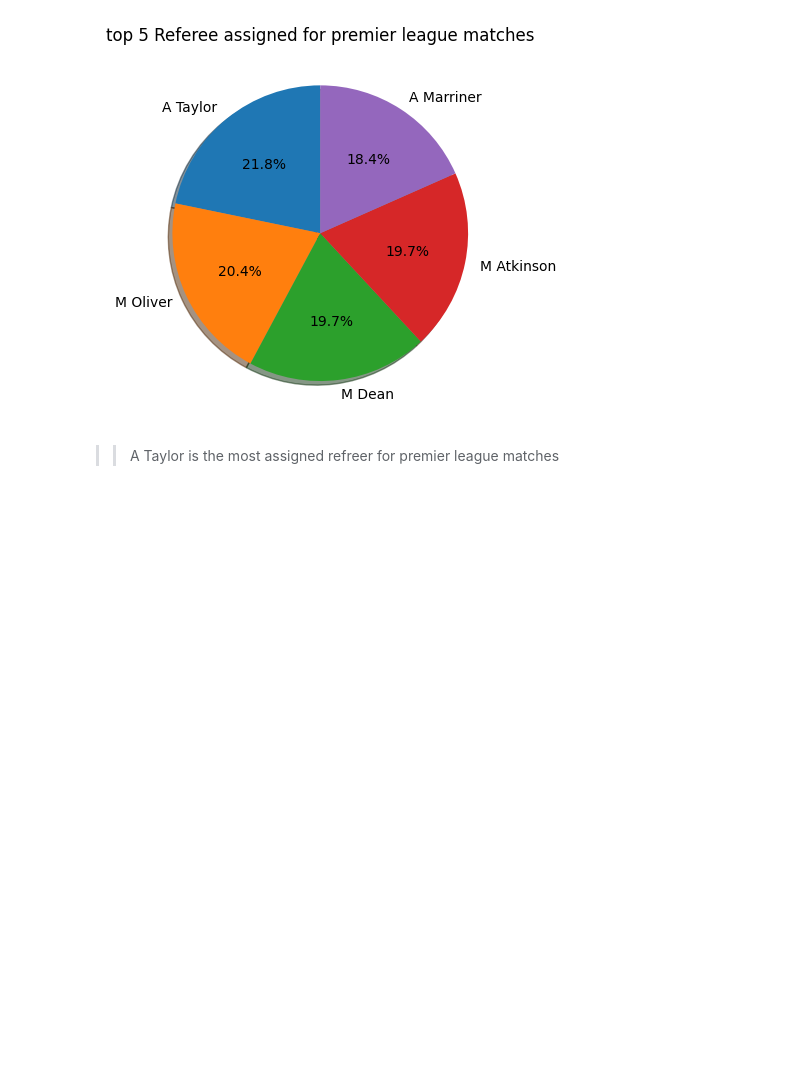
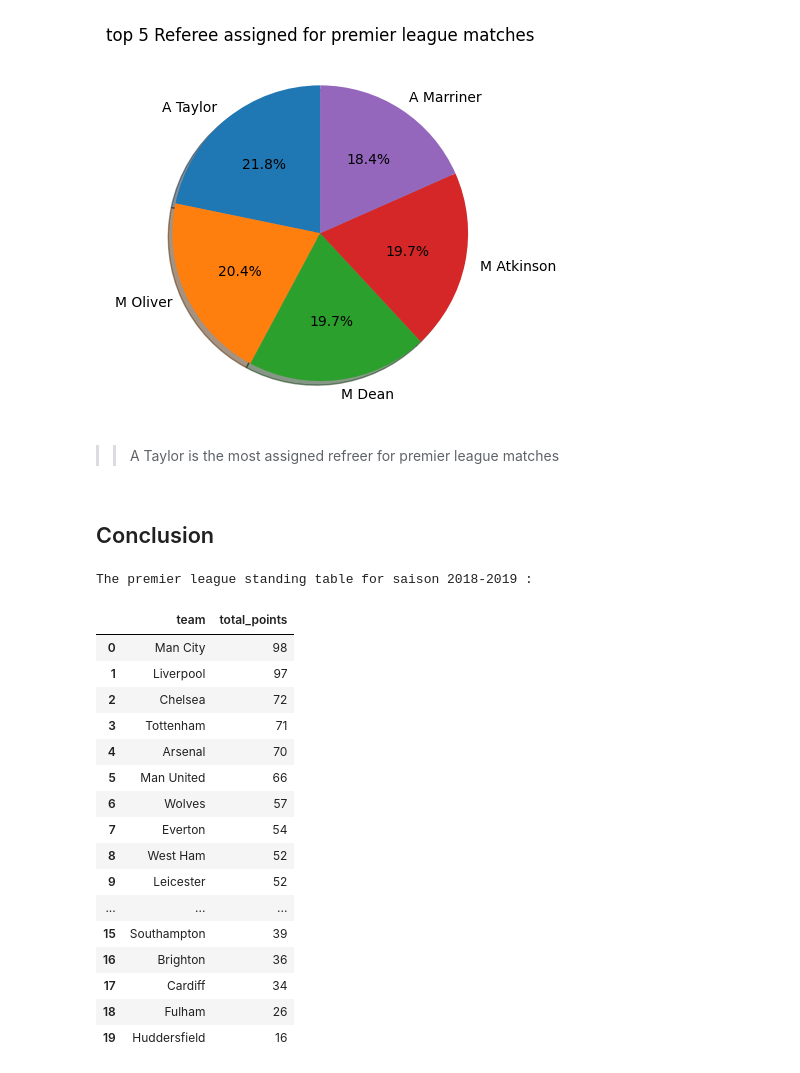
Before and after one commit to ayubhr/mini-projet-data-analysis, a Jupyter notebook: index.ipynb, the cells around one changed output. Drawn from its saved outputs; the diff is of its cells as text; code cells hidden in the pictures; blank space fills up the shorter version.

Commit message:
finish conclusion

```diff
--- a/index.ipynb
+++ b/index.ipynb
@@ -617,3 +617,27 @@ plt.show()
 [figure]
 # %% [markdown]
 >> A Taylor is the most assigned refreer for premier league matches
+# %% [markdown]
+## Conclusion
+# %%
+print("The premier league standing table for saison 2018-2019 : ")
+TeamStatsData[["team","total_points"]]
+# %% [output]
+The premier league standing table for saison 2018-2019 :
+|  | team | total_points |
+| 0 | Man City | 98 |
+| 1 | Liverpool | 97 |
+| 2 | Chelsea | 72 |
+| 3 | Tottenham | 71 |
+| 4 | Arsenal | 70 |
+| 5 | Man United | 66 |
+| 6 | Wolves | 57 |
+| 7 | Everton | 54 |
+| 8 | West Ham | 52 |
+| 9 | Leicester | 52 |
+| ... | ... | ... |
+| 15 | Southampton | 39 |
+| 16 | Brighton | 36 |
+| 17 | Cardiff | 34 |
+| 18 | Fulham | 26 |
+| 19 | Huddersfield | 16 |
```
Also changed, not shown: parts of 4 cells of this notebook, 3 other files.
